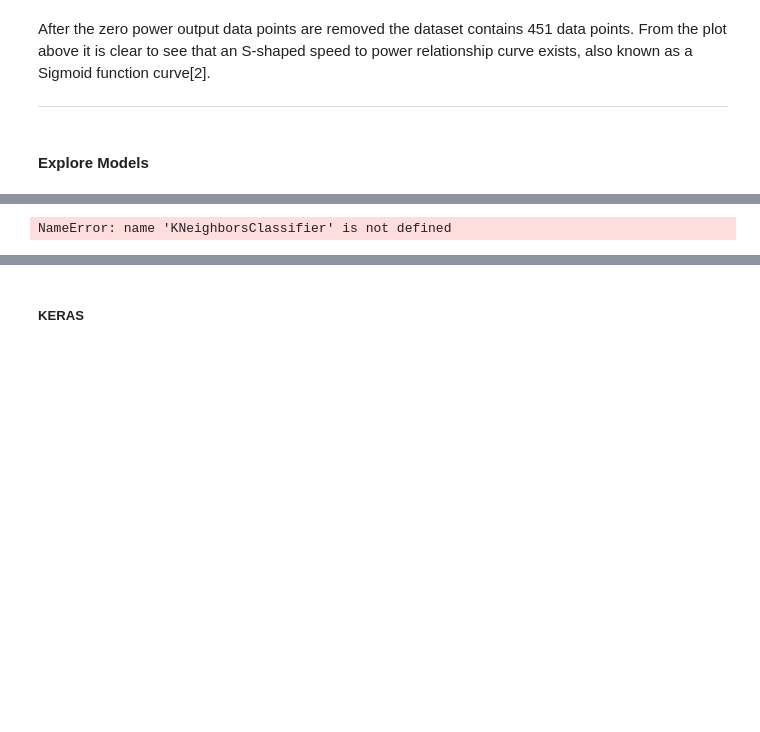
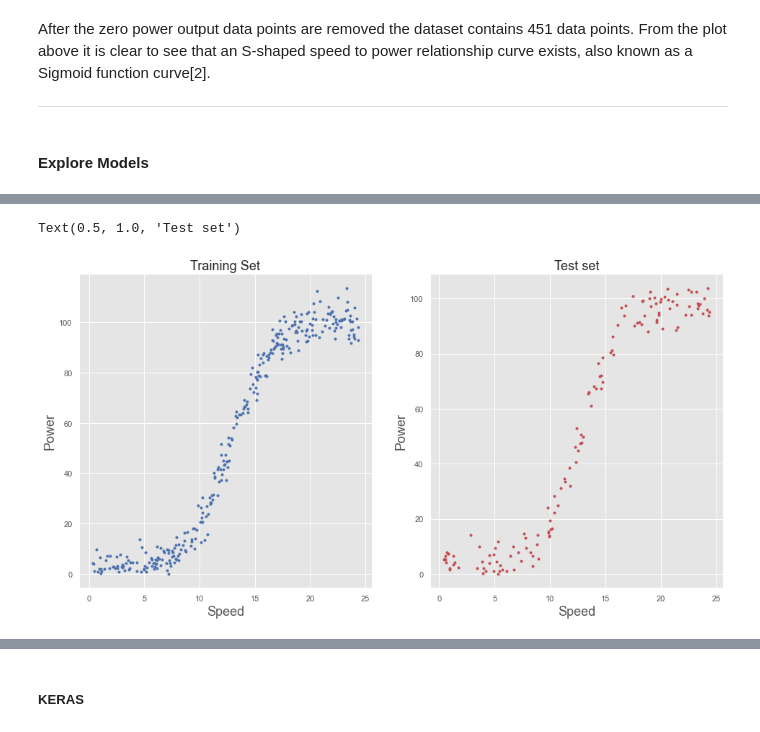
Before and after one commit to dconn20/MachineLearning.Project, a Jupyter notebook: Machine Learning & Statistics Project 2020.ipynb, the cells around one changed output, grey strips where cells are left out. Drawn from its saved outputs; the diff is of its cells as text; code cells hidden in the pictures; blank space fills up the shorter version.

```diff
--- a/Machine Learning & Statistics Project 2020.ipynb
+++ b/Machine Learning & Statistics Project 2020.ipynb
@@ -266,4 +156,0 @@ ValueError: Unknown label type: 'continuous'
-# %%
-KNeighborsClassifier()
-# %% [output]
-NameError: name 'KNeighborsClassifier' is not defined
@@ -279,0 +157,39 @@ knn.predict
+# %%
+# Convert the data from a pandas dataframe to a numpy array for use in the models
+# ref - https://stackoverflow.com/questions/51150153/valueerror-expected-2d-array-got-1d-array-instead/64042705#64042705
+#x = df.iloc['speed'].values
+#y = df.iloc['power'].values
+
+#x = x.reshape(-1,1)
+
+
+x = df['speed'].values.reshape(-1,1)
+y = df['power'].values.reshape(-1,1)
+
+
+#Spliting the dataset into Training set and Test Set
+#from sklearn.cross_validation import train_test_split
+
+x_train, x_test, y_train, y_test = train_test_split(x, y, test_size= 0.3, random_state=0)
+# %%
+# View the training and testing data
+
+# Set the parameters for the subplots to be created
+fig, axes = plt.subplots(1, 2, figsize=(16,8))
+
+# Plot the data set before and after cleaning for comparison purposes
+axes[0].plot(x_train, y_train, 'b.')
+axes[1].plot(x_test, y_test, 'r.')
+
+# Add labels
+axes[0].set_xlabel('Speed', fontsize=18)
+axes[0].set_ylabel('Power', fontsize=18)
+axes[1].set_xlabel('Speed', fontsize=18)
+axes[1].set_ylabel('Power', fontsize=18)
+
+# Add titles to subplots
+axes[0].set_title('Training Set', fontsize=18)
+axes[1].set_title('Test set', fontsize=18)
+# %% [output]
+Text(0.5, 1.0, 'Test set')
+[figure, added]
```
Also changed, not shown: parts of 44 cells of this notebook, 1 other file.
